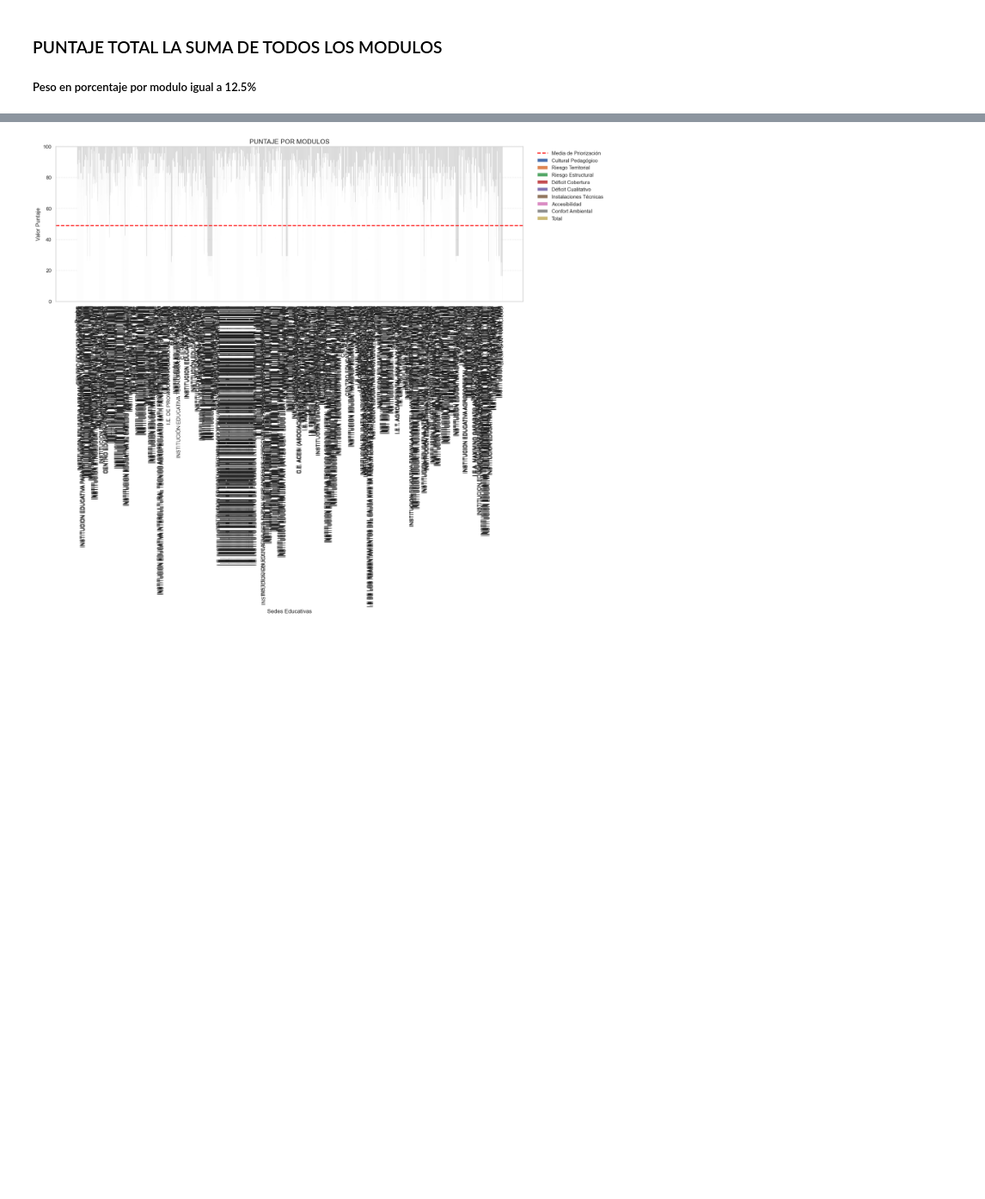
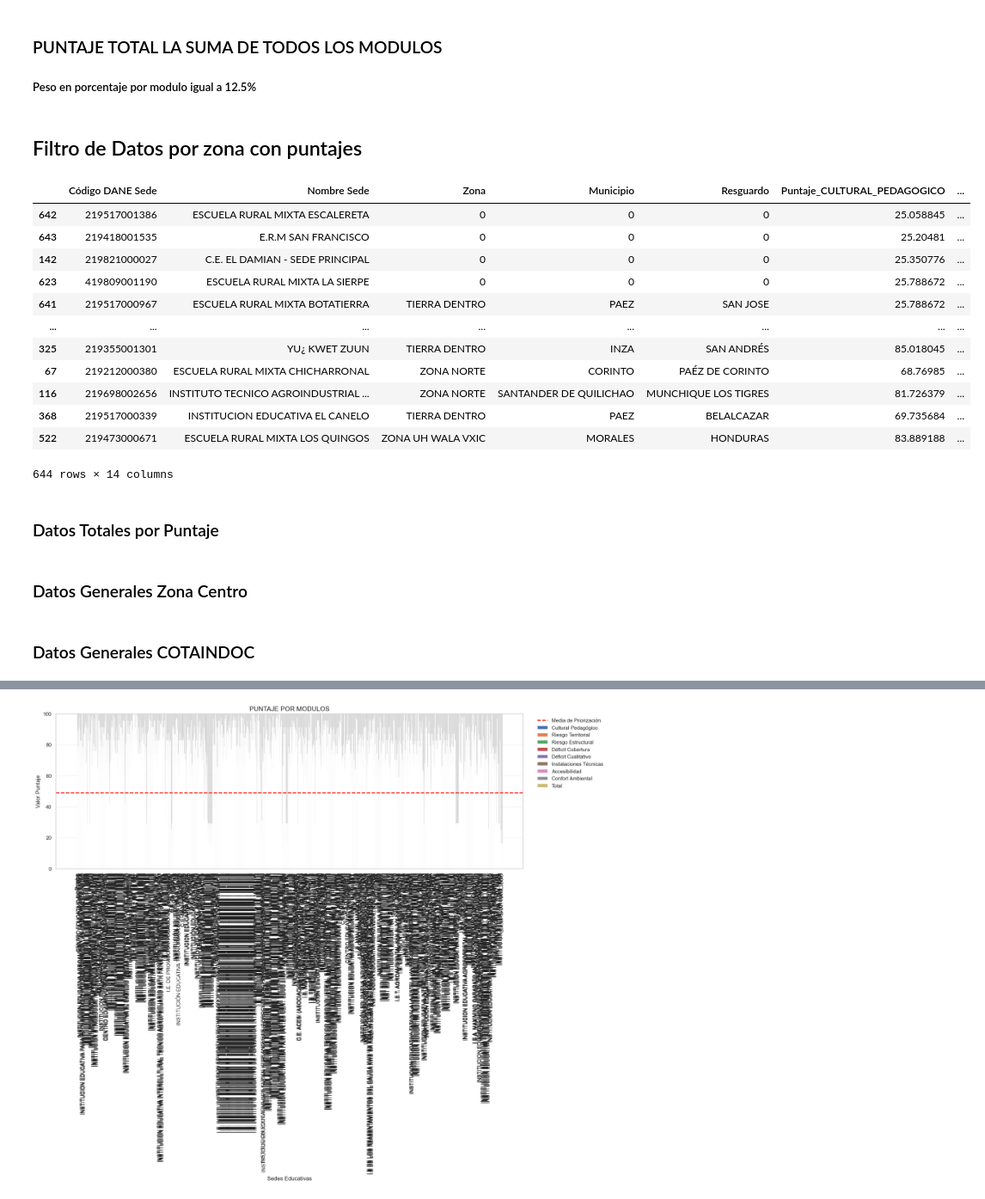
Before and after one commit to Eiver12/ANALISIS-DE-DATOS-SEDES-EDCUCATIVAS, a Jupyter notebook: datos.ipynb, the cells around one changed output, grey strips where cells are left out. Shown at 86% size. Cells and saved outputs as stored; diff of their text form; code cells hidden in the pictures; blank space fills up the shorter version.

Commit message:
Se añaden varias funciones de filtro para descargar por zona y solo puntajes subtotales y total

```diff
--- a/datos.ipynb
+++ b/datos.ipynb
@@ -1719,3 +1705,24 @@ df["Puntaje_TOTAL"]  = (df["Puntaje_CULTURAL_PEDAGOGICO"].fillna(0) * 0.125 +
                         df['Puntaje_ACCESIBILIDAD'].fillna(0) * 0.125 +
                         df['Puntaje_CONFORT_AMBIENTAL'].fillna(0) * 0.125
                         )
+# %% [markdown]
+## Filtro de Datos por zona con puntajes
+# %%
+df_filtrado = df[['Código DANE Sede','Nombre Sede','Zona', 'Municipio','Resguardo',"Puntaje_CULTURAL_PEDAGOGICO",'Puntaje_RIESGO_TERRITORIAL','Puntaje_RIESGO_ESTRUCTURAL','Puntaje_DEFICIT_COBERTURA','Puntaje_DEFICIT_CUALITATIVO','Puntaje_INSTALACIONES_TECNICAS','Puntaje_ACCESIBILIDAD','Puntaje_CONFORT_AMBIENTAL','Puntaje_TOTAL']].sort_values('Puntaje_TOTAL')
+df_filtrado
+# %% [output]
+|  | Código DANE Sede | Nombre Sede | Zona | Municipio | Resguardo | Puntaje_CULTURAL_PEDAGOGICO | ... |
+| 642 | 219517001386 | ESCUELA RURAL MIXTA ESCALERETA | 0 | 0 | 0 | 25.058845 | ... |
+| 643 | 219418001535 | E.R.M SAN FRANCISCO | 0 | 0 | 0 | 25.20481 | ... |
+| 142 | 219821000027 | C.E. EL DAMIAN - SEDE PRINCIPAL | 0 | 0 | 0 | 25.350776 | ... |
+| 623 | 419809001190 | ESCUELA RURAL MIXTA LA SIERPE | 0 | 0 | 0 | 25.788672 | ... |
+| 641 | 219517000967 | ESCUELA RURAL MIXTA BOTATIERRA | TIERRA DENTRO | PAEZ | SAN JOSE | 25.788672 | ... |
+| ... | ... | ... | ... | ... | ... | ... | ... |
+| 325 | 219355001301 | YU¿ KWET ZUUN | TIERRA DENTRO | INZA | SAN ANDRÉS | 85.018045 | ... |
+| 67 | 219212000380 | ESCUELA RURAL MIXTA CHICHARRONAL | ZONA NORTE | CORINTO | PAÉZ DE CORINTO | 68.76985 | ... |
+| 116 | 219698002656 | INSTITUTO TECNICO AGROINDUSTRIAL ... | ZONA NORTE | SANTANDER DE QUILICHAO | MUNCHIQUE LOS TIGRES | 81.726379 | ... |
+| 368 | 219517000339 | INSTITUCION EDUCATIVA EL CANELO | TIERRA DENTRO | PAEZ | BELALCAZAR | 69.735684 | ... |
+| 522 | 219473000671 | ESCUELA RURAL MIXTA LOS QUINGOS | ZONA UH WALA VXIC | MORALES | HONDURAS | 83.889188 | ... |
+644 rows × 14 columns
+# %% [markdown]
+### Datos Totales por Puntaje
@@ -1721,0 +1732,2 @@ df["Puntaje_TOTAL"]  = (df["Puntaje_CULTURAL_PEDAGOGICO"].fillna(0) * 0.125 +
+# %% [markdown]
+### Datos Generales Zona Centro
@@ -1721,0 +1740,2 @@ df["Puntaje_TOTAL"]  = (df["Puntaje_CULTURAL_PEDAGOGICO"].fillna(0) * 0.125 +
+# %% [markdown]
+### Datos Generales COTAINDOC
```
Also changed, not shown: parts of 7 cells of this notebook, 20 other files.
